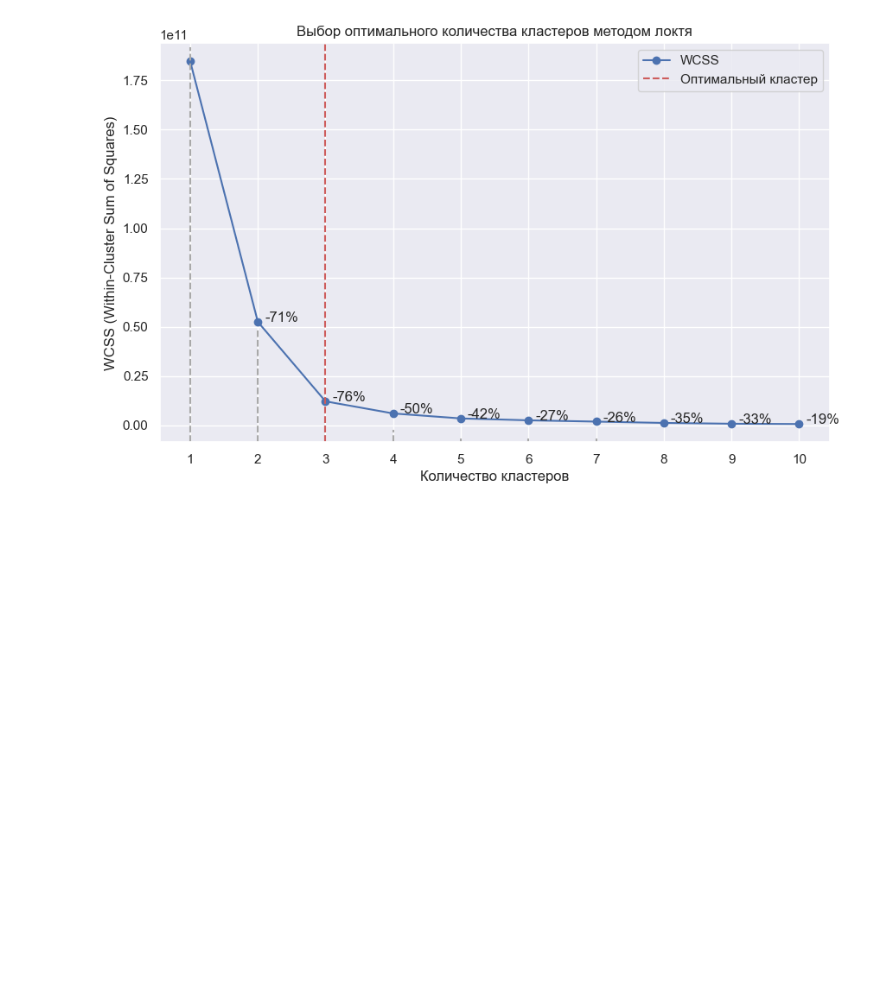
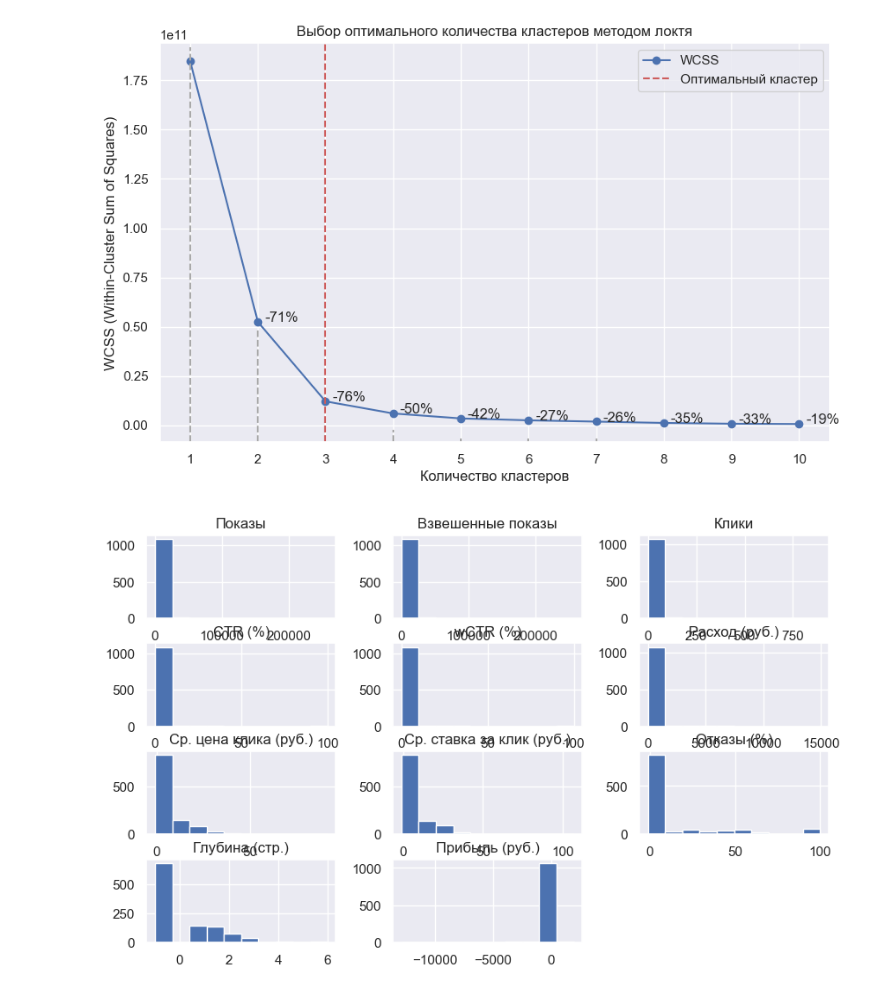
Before and after one commit to neZorinEgor/AdsAnalyzer, a Jupyter notebook: analys/main.ipynb, the cells around one changed output. Saved outputs shown, nothing was run; the diff lists cells and outputs as text; code cells hidden in the pictures; blank space fills up the shorter version.

```diff
--- a/analys/main.ipynb
+++ b/analys/main.ipynb
@@ -413,5 +415,10 @@ plt.legend()
 plt.show()
 # %% [output]
 [figure]
+# %%
+analys_df[columns_to_find_corr].hist(figsize=(10, 6))
+plt.show()
+# %% [output]
+[figure, added]
 # %%
 # Понижение размерности для визуализации
```
Also changed, not shown: parts of 14 cells of this notebook.
